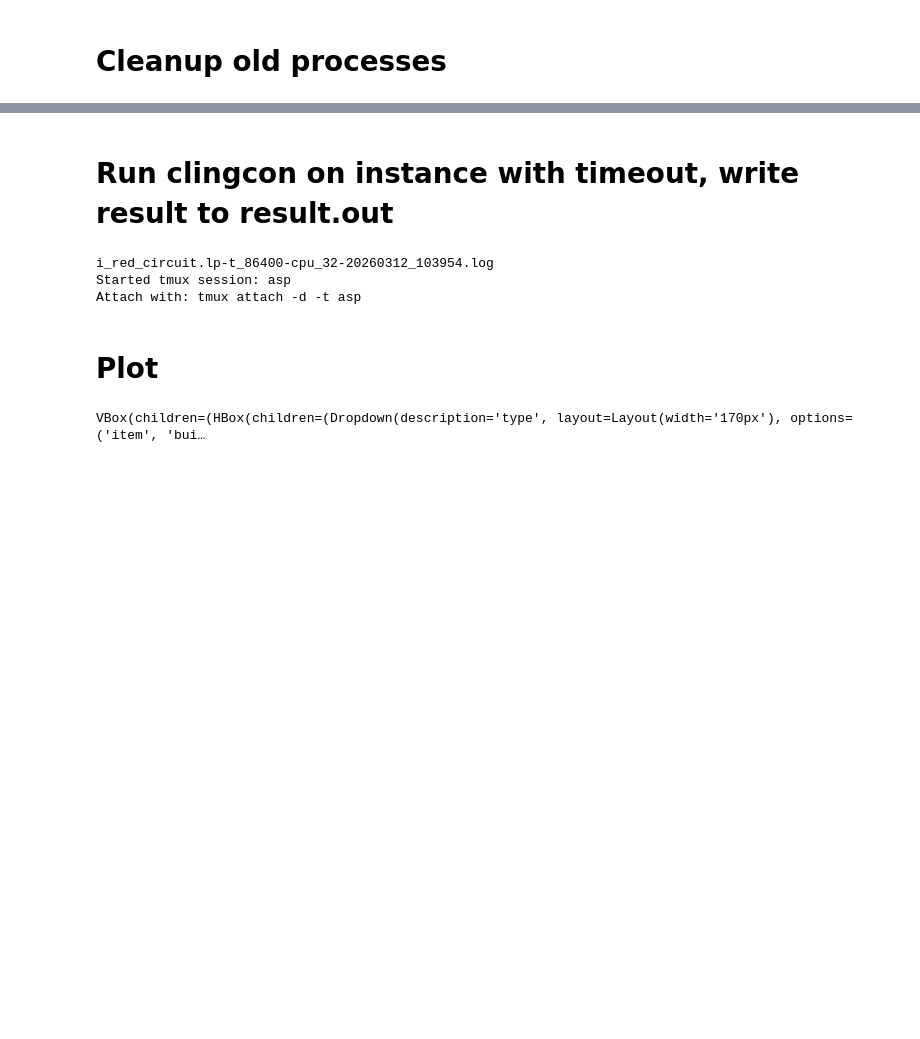
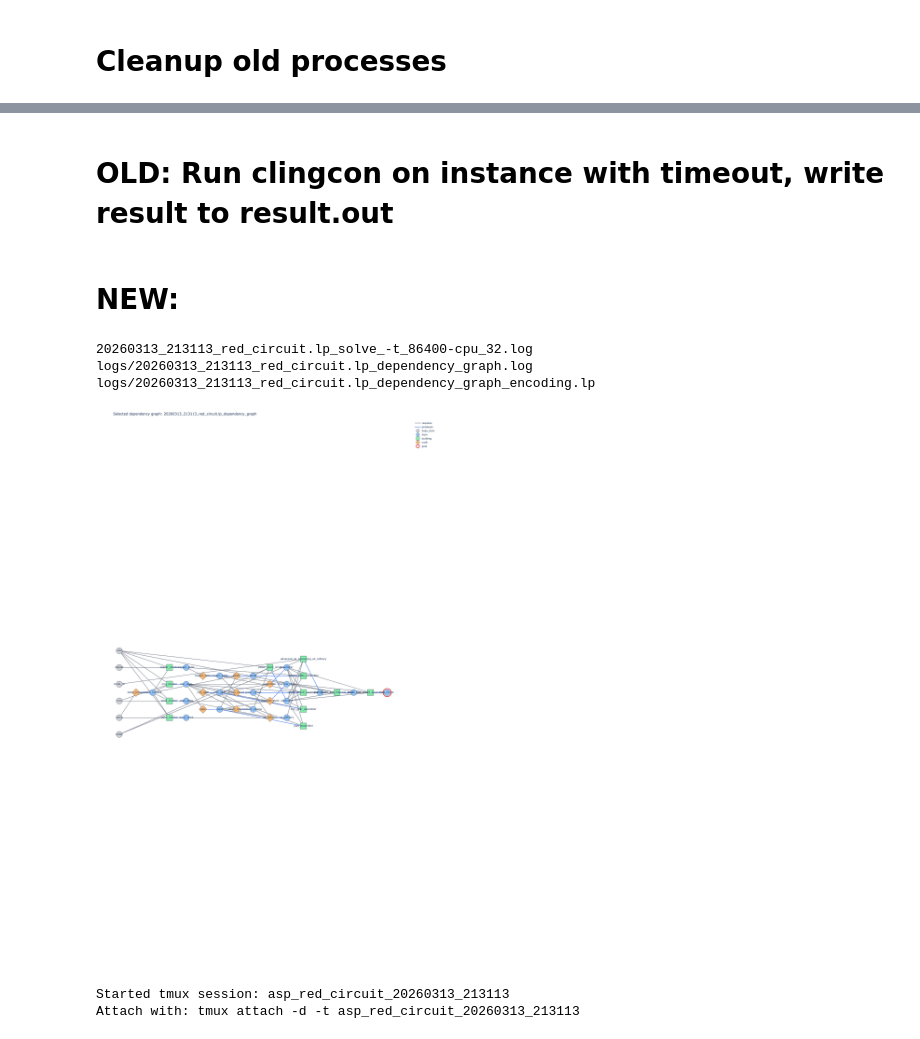
Before and after one commit to antonalth/asp-factorio, a Jupyter notebook: visualize.ipynb, the cells around one changed output, grey strips where cells are left out. Saved outputs shown, nothing was run; the diff lists cells and outputs as text; code cells hidden in the pictures; blank space fills up the shorter version.

Commit message:
add testing heuristics

```diff
--- a/visualize.ipynb
+++ b/visualize.ipynb
@@ -9,10 +9,10 @@ unknown   274372  0.0  0.0   9692  2280 pts/2    S+   14:58   0:00 grep clingcon
 # %% [markdown]
-# Run clingcon on instance with timeout, write result to result.out
+# OLD: Run clingcon on instance with timeout, write result to result.out
 # %%
 import time, os
 
 timeMax = "86400"
-instanceName = "red_circuit.lp"
+instanceName = "green_circuit.lp"
 coreCount = "32"
 use_tmux = True
 
@@ -23,23 +23,58 @@ instancePath = f"instances/{instanceName}"
 
 if use_tmux:
     sessionName = "asp"
-    !tmux new-session -d -s {sessionName} "bash -lc 'echo \"================ INSTANCE BEGIN ================\" > logs/{outfile}; echo \"File: {instancePath}\" >> logs/{outfile}; echo \"------------------------------------------------\" >> logs/{outfile}; cat {instancePath} >> logs/{outfile}; echo >> logs/{outfile}; echo \"================ CLINGCON OUTPUT ================\" >> logs/{outfile}; systemd-run --user --scope -p MemoryMax=128G -p MemoryHigh=120G -p MemorySwapMax=0 clingcon model2.lp game.lp {instancePath} --opt-mode=ignore -n 1 --quiet=1 -t {coreCount} --time {timeMax} >> logs/{outfile} 2>&1'"
+    !tmux new-session -d -s {sessionName} "bash -lc 'echo \"================ INSTANCE BEGIN ================\" > logs/{outfile}; echo \"File: {instancePath}\" >> logs/{outfile}; echo \"------------------------------------------------\" >> logs/{outfile}; cat {instancePath} >> logs/{outfile}; echo >> logs/{outfile}; echo \"================ CLINGCON OUTPUT ================\" >> logs/{outfile}; systemd-run --user --scope -p MemoryMax=128G -p MemoryHigh=120G -p MemorySwapMax=0 clingcon model2.lp heuristic.lp game.lp {instancePath} --opt-mode=ignore -n 1 --quiet=1 -t {coreCount} --time {timeMax} >> logs/{outfile} 2>&1'"
     print(f"Started tmux session: {sessionName}")
     print(f"Attach with: tmux attach -d -t {sessionName}")
+    !while tmux has-session -t {sessionName} 2>/dev/null; do sleep 5; done; echo finished
 else:
-    !bash -lc 'echo "================ INSTANCE BEGIN ================" > logs/{outfile}; echo "File: {instancePath}" >> logs/{outfile}; echo "------------------------------------------------" >> logs/{outfile}; cat {instancePath} >> logs/{outfile}; echo >> logs/{outfile}; echo "================ CLINGCON OUTPUT ================" >> logs/{outfile}; systemd-run --user --scope -p MemoryMax=128G -p MemoryHigh=120G -p MemorySwapMax=0 clingcon model2.lp game.lp {instancePath} --opt-mode=ignore -n 1 --quiet=1 -t {coreCount} --time {timeMax} >> logs/{outfile} 2>&1'
+    !bash -lc 'echo "================ INSTANCE BEGIN ================" > logs/{outfile}; echo "File: {instancePath}" >> logs/{outfile}; echo "------------------------------------------------" >> logs/{outfile}; cat {instancePath} >> logs/{outfile}; echo >> logs/{outfile}; echo "================ CLINGCON OUTPUT ================" >> logs/{outfile}; systemd-run --user --scope -p MemoryMax=128G -p MemoryHigh=120G -p MemorySwapMax=0 clingcon model2.lp heuristic.lp game.lp {instancePath} --opt-mode=ignore -n 1 --quiet=1 -t {coreCount} --time {timeMax} >> logs/{outfile} 2>&1'
-# %% [output]
-i_red_circuit.lp-t_86400-cpu_32-20260312_103954.log
-Started tmux session: asp
-Attach with: tmux attach -d -t asp
 # %% [markdown]
-# Plot
+# NEW:
-# %%
-from clingcon_plotly_viewer import ClingconAssignmentViewer
-
-viewer = ClingconAssignmentViewer.from_log("logs/i_red_circuit.lp-t_86400-cpu_64-20260310_184714.log")
-#viewer = ClingconAssignmentViewer.from_log("logs/" + outfile)
-ui = viewer.interactive_explorer_widget(cols=4, show_zeros_3d=True)
-display(ui)
-# %% [output]
-VBox(children=(HBox(children=(Dropdown(description='type', layout=Layout(width='170px'), options=('item', 'bui…
+# %%
+import time
+from pathlib import Path
+
+from graph_plotly_viewer import GoalDependencyViewer
+from graph_tools import graph_log_to_lp, run_graph_phase
+
+timeMax = "86400"
+instanceName = "red_circuit.lp"
+coreCount = "32"
+
+timestamp = time.strftime("%Y%m%d_%H%M%S")
+instancePath = Path("instances") / instanceName
+instanceStem = instancePath.stem
+graphLogPath = Path("logs") / f"{timestamp}_{instanceName}_dependency_graph.log"
+hintPath = Path("logs") / f"{timestamp}_{instanceName}_dependency_graph_encoding.lp"
+outfile = f"{timestamp}_{instanceName}_solve_-t_{timeMax}-cpu_{coreCount}.log"
+sessionName = f"asp_{instanceStem}_{timestamp}"
+
+Path("logs").mkdir(exist_ok=True)
+
+# Phase 1: solve the global graph and minimal grounded subgraph for the full instance.
+run_graph_phase(instancePath, graphLogPath)
+graph_log_to_lp(graphLogPath, hintPath)
+
+print(outfile)
+print(graphLogPath)
+print(hintPath)
+
+# Visualize the minimal subgraph with depth measured from base resources.
+GoalDependencyViewer.from_log(graphLogPath).show()
+
+# Phase 2: run the full model with the generated graph-depth hints.
+instanceArg = str(instancePath)
+hintArg = str(hintPath)
+
+!tmux new-session -d -s {sessionName} "bash -lc 'echo \"================ INSTANCE BEGIN ================\" > logs/{outfile}; echo \"File: {instanceArg}\" >> logs/{outfile}; echo \"Hints: {hintArg}\" >> logs/{outfile}; echo \"Graph log: {graphLogPath}\" >> logs/{outfile}; echo \"------------------------------------------------\" >> logs/{outfile}; cat {instanceArg} >> logs/{outfile}; echo >> logs/{outfile}; echo \"================ CLINGCON OUTPUT ================\" >> logs/{outfile}; systemd-run --user --scope -p MemoryMax=128G -p MemoryHigh=120G -p MemorySwapMax=0 clingcon model2.lp game.lp heuristic.lp {instanceArg} {hintArg} --opt-mode=ignore -n 1 --quiet=1 -t {coreCount} --time {timeMax} >> logs/{outfile} 2>&1'"
+print(f"Started tmux session: {sessionName}")
+print(f"Attach with: tmux attach -d -t {sessionName}")
+!while tmux has-session -t {sessionName} 2>/dev/null; do sleep 5; done; echo finished
+# %% [output]
+20260313_213113_red_circuit.lp_solve_-t_86400-cpu_32.log
+logs/20260313_213113_red_circuit.lp_dependency_graph.log
+logs/20260313_213113_red_circuit.lp_dependency_graph_encoding.lp
+[figure, added]
+Started tmux session: asp_red_circuit_20260313_213113
+Attach with: tmux attach -d -t asp_red_circuit_20260313_213113
```
Also changed, not shown: parts of 2 cells of this notebook, 9 other files.
